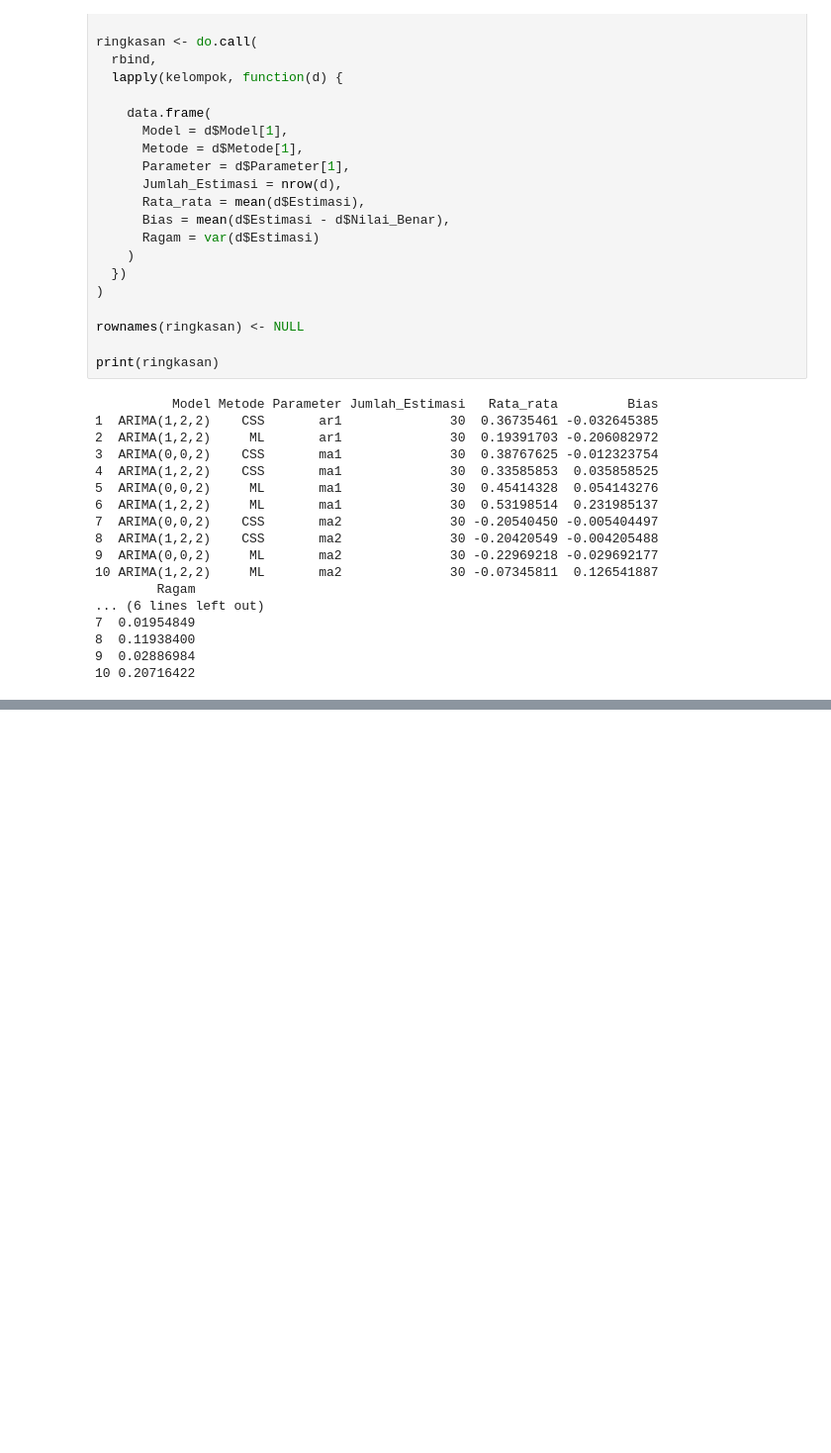
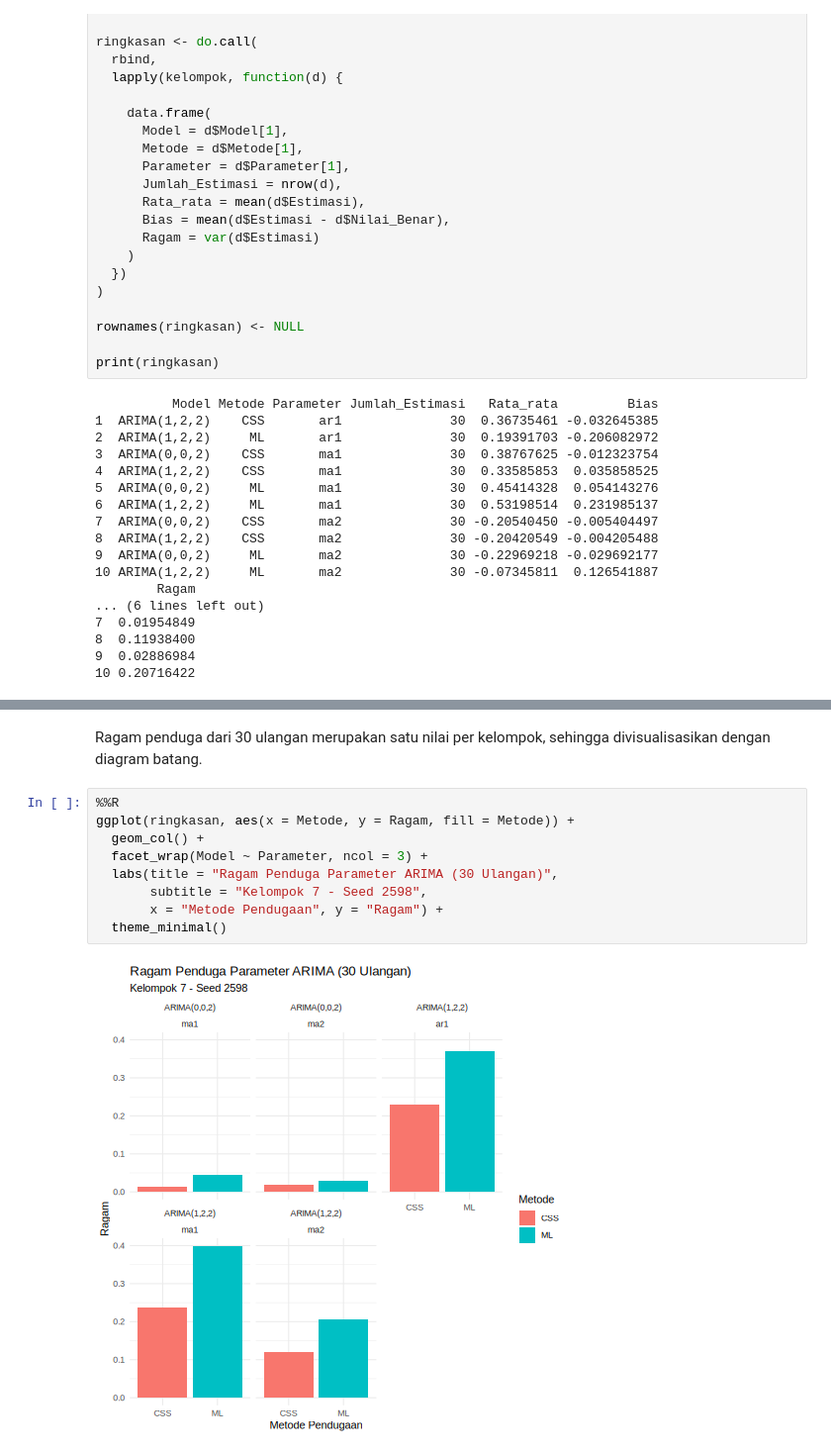
Before and after one commit to syifaymd/Pratikum-Analisis-Deret-Waktu, a Jupyter notebook: Tugas_Kelompok_7_Minggu_8.ipynb, the cells around one changed output, grey strips where cells are left out. Shown at 99% size. Saved outputs shown, nothing was run; the diff lists cells and outputs as text; blank space fills up the shorter version.

```diff
--- a/Tugas_Kelompok_7_Minggu_8.ipynb
+++ b/Tugas_Kelompok_7_Minggu_8.ipynb
@@ -478,0 +467,13 @@ ggplot(
+# %% [markdown]
+Ragam penduga dari 30 ulangan merupakan satu nilai per kelompok, sehingga divisualisasikan dengan diagram batang.
+# %%
+%%R
+ggplot(ringkasan, aes(x = Metode, y = Ragam, fill = Metode)) +
+  geom_col() +
+  facet_wrap(Model ~ Parameter, ncol = 3) +
+  labs(title = "Ragam Penduga Parameter ARIMA (30 Ulangan)",
+       subtitle = "Kelompok 7 - Seed 2598",
+       x = "Metode Pendugaan", y = "Ragam") +
+  theme_minimal()
+# %% [output]
+[figure, added]
```
Also changed, not shown: parts of 14 cells of this notebook.
